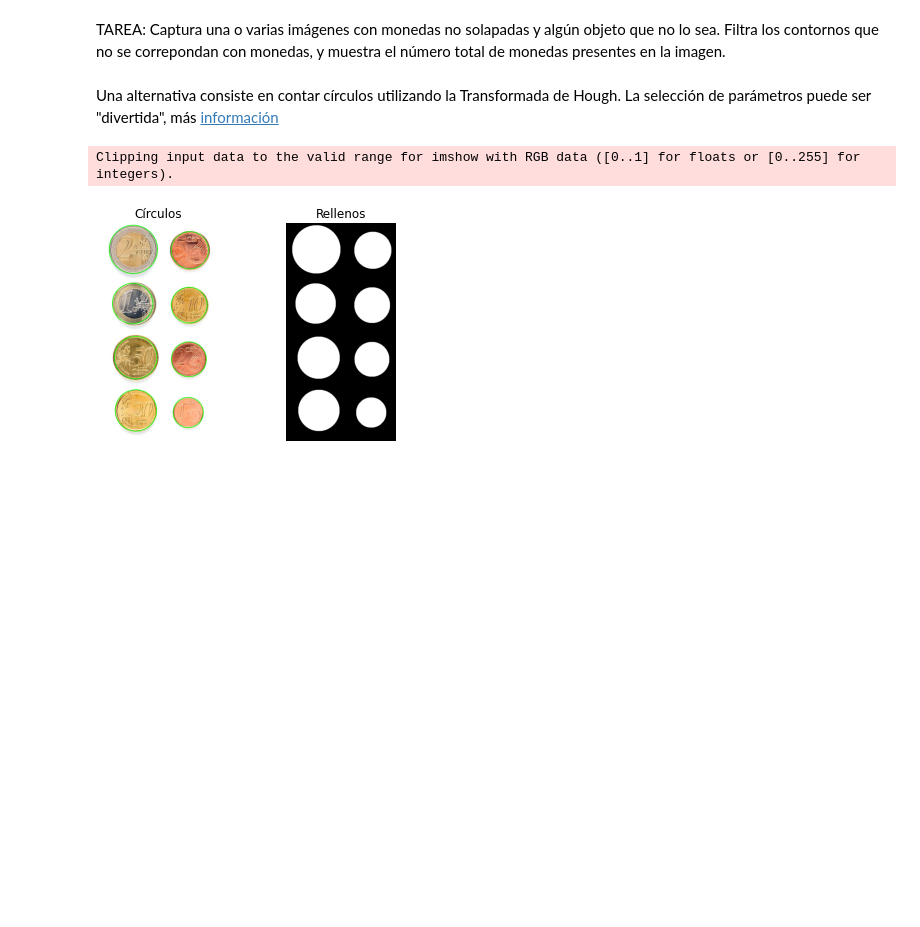
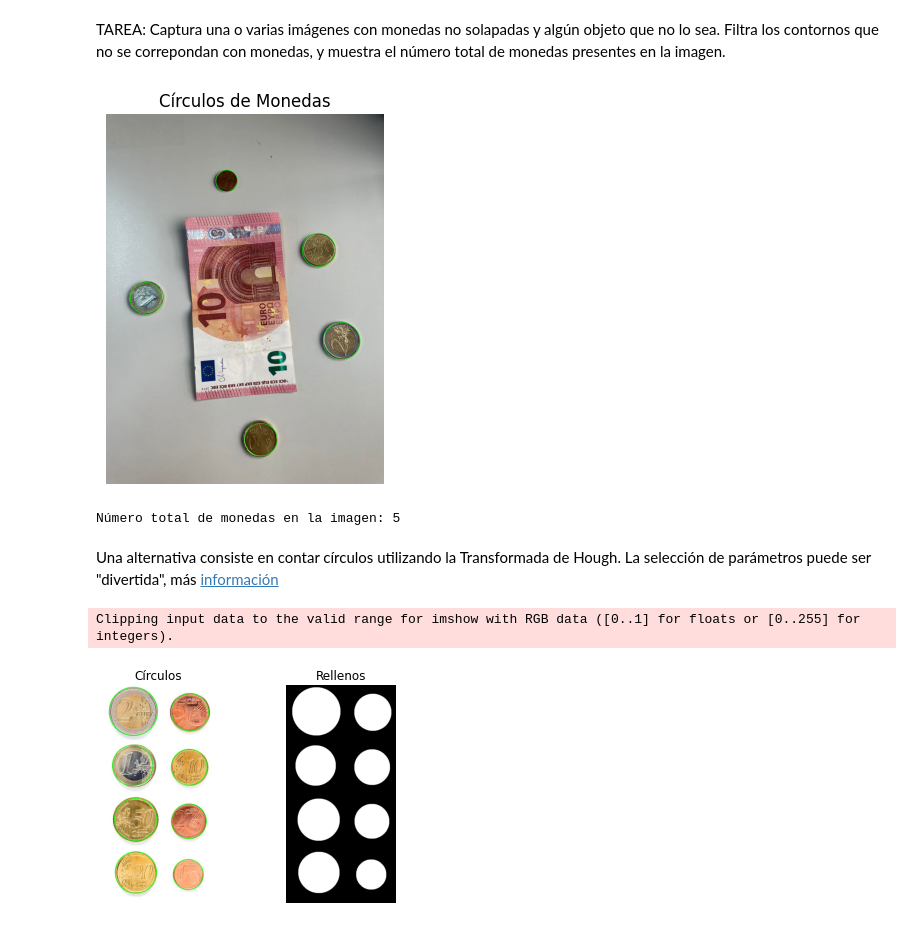
Before and after one commit to pablosanttanaa/VC, a Jupyter notebook: Práctica 3/P3/VC_P3.ipynb, the cells around one changed output. Saved outputs shown, nothing was run; the diff lists cells and outputs as text; code cells hidden in the pictures; blank space fills up the shorter version.

```diff
--- a/Práctica 3/P3/VC_P3.ipynb
+++ b/Práctica 3/P3/VC_P3.ipynb
@@ -146,5 +146,62 @@ Clipping input data to the valid range for imshow with RGB data ([0..1] for floa
 # %% [markdown]
 TAREA: Captura una o varias imágenes con monedas no solapadas y algún objeto que no lo sea. Filtra los contornos que no se correpondan con monedas, y muestra el número total de monedas presentes en la imagen.
+# %%
+#Cargamos las imagenes
+dinero = cv2.imread('dinero.jpg')
+
+#Recordando que OpenCV lee las imágenes en BGR, por lo que convertimos para visualizr RGB
+dinero_rgb = cv2.cvtColor(dinero, cv2.COLOR_BGR2RGB)
+
+#Conversión a gris
+gris = cv2.cvtColor(dinero, cv2.COLOR_BGR2GRAY)
+#Suaviza altas frecuencias
+pimg = cv2.medianBlur(gris, 7)
+#Localiza Círculos
+circ = cv2.HoughCircles(
+        pimg,  # imagen
+        cv2.HOUGH_GRADIENT,  # tipo de detección
+        dp=1,
+        minDist=100,  # distancia mínima entre círculos
+        param1=190, # Valor del gradiente
+        param2=50, #Umbral acumulador
+        minRadius=50,  # radio mínimo
+        maxRadius=150,  # radio máximo
+    )
+
+if circ is not None:
+
+    circulos = np.uint16(np.around(circ))
+
+    # Inicializamos un contador de monedas
+    contador_monedas = 0
+
+    for circulo in circulos[0, :]:
+        x, y, radio = circulo
+
+        # Define un ROI (Región de interés) alrededor del círculo
+        roi = dinero[y - radio:y + radio, x - radio:x + radio]
+
+        # Calcula la relación de aspecto del ROI
+        altura, ancho, _ = roi.shape
+        relacion_aspecto = ancho / altura
+
+        # Si la relación de aspecto está cerca de 1 (cercano a un círculo), consideramos que es una moneda
+        if 0.9 < relacion_aspecto < 1.1:
+            contador_monedas += 1
+            cv2.circle(dinero, (x, y), radio, (0, 255, 0), 2)
+
+    # Muestra el resultado con los círculos de las monedas
+    plt.axis("off")
+    plt.imshow(cv2.cvtColor(dinero, cv2.COLOR_BGR2RGB))
+    plt.title('Círculos de Monedas')
+    plt.show()
+
+    print('Número total de monedas en la imagen: {contador_monedas}')
+else:
+    print('No se encontraron círculos en la imagen.')
+# %% [output]
+[figure, added]
+Número total de monedas en la imagen: 5
 # %% [markdown]
 Una alternativa consiste en contar círculos utilizando la Transformada de Hough. La selección de parámetros puede ser "divertida", más [información](https://docs.opencv.org/4.x/da/d53/tutorial_py_houghcircles.html)
 # %%
```
Also changed, not shown: parts of 1 cell of this notebook.
